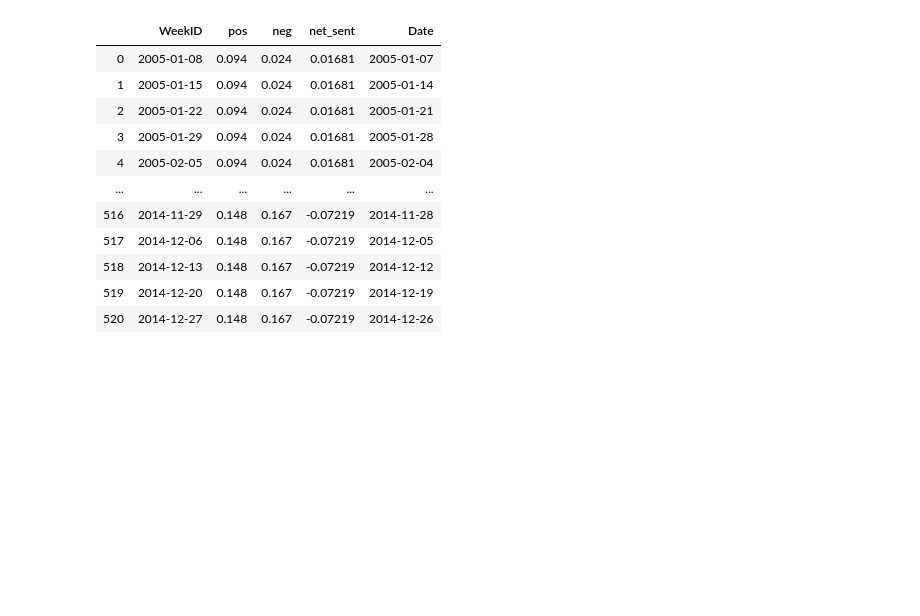
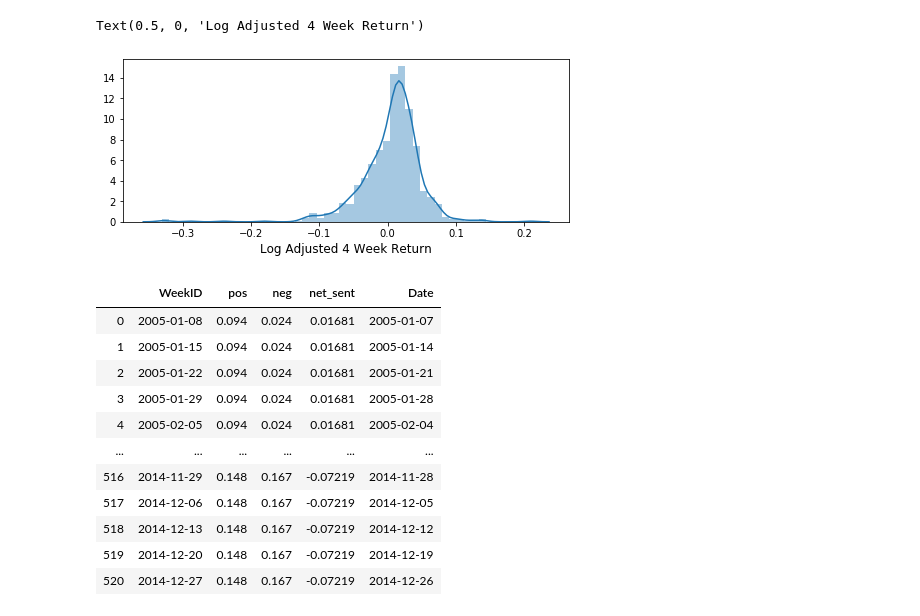
Before and after one commit to MartynJJ/BB_Sentiment, a Jupyter notebook: S&P500.ipynb, the cells around one changed output. Cells and saved outputs as stored; diff of their text form; code cells hidden in the pictures; blank space fills up the shorter version.

```diff
--- a/S&P500.ipynb
+++ b/S&P500.ipynb
@@ -36,3 +87,11 @@ sp500Data.head()
+# %%
+fig = plt.figure(figsize=[8,3])
+axs = fig.subplots(1,1)
+sns.distplot(sp500Data.Log4_Weekly.dropna(),ax=axs)
+axs.set_xlabel("Log Adjusted 4 Week Return", size = 12)
+# %% [output]
+Text(0.5, 0, 'Log Adjusted 4 Week Return')
+[figure, added]
 # %%
 sentimentData.head()
 sentimentData["WeekID"] = pd.to_datetime(sentimentData['WeekID'], format='%Y/%m/%d')
```
Also changed, not shown: parts of 11 cells of this notebook, 1 other file.
